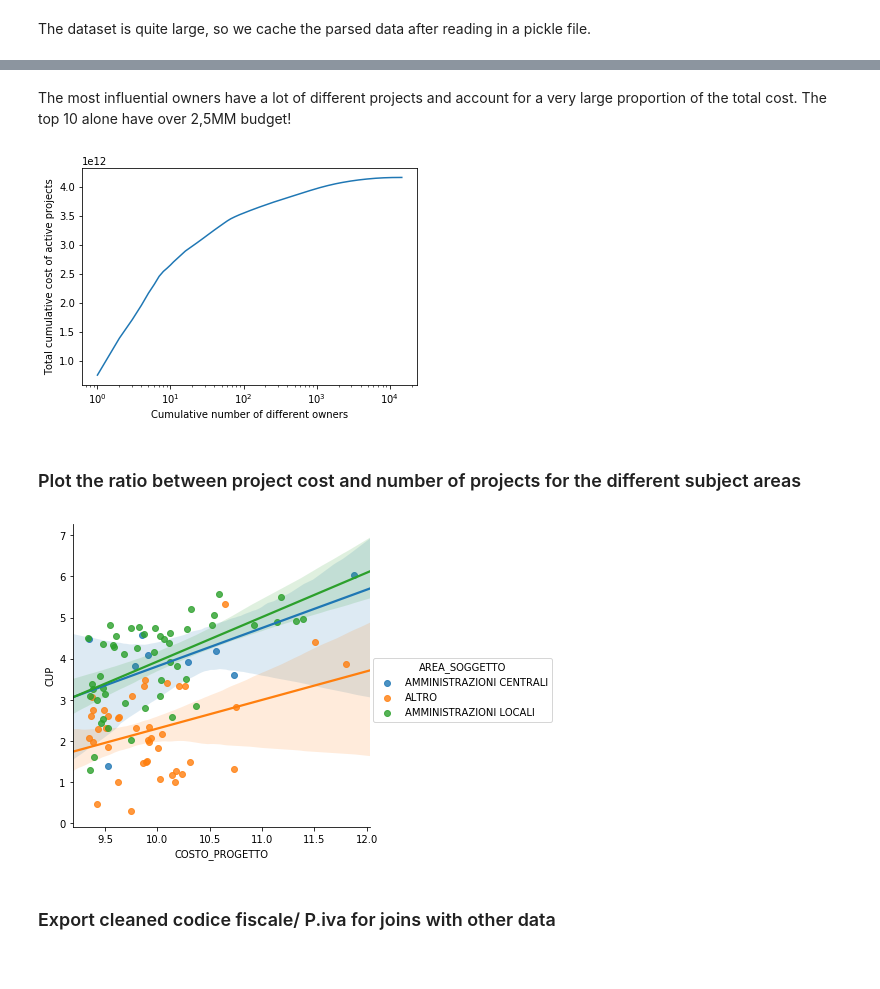
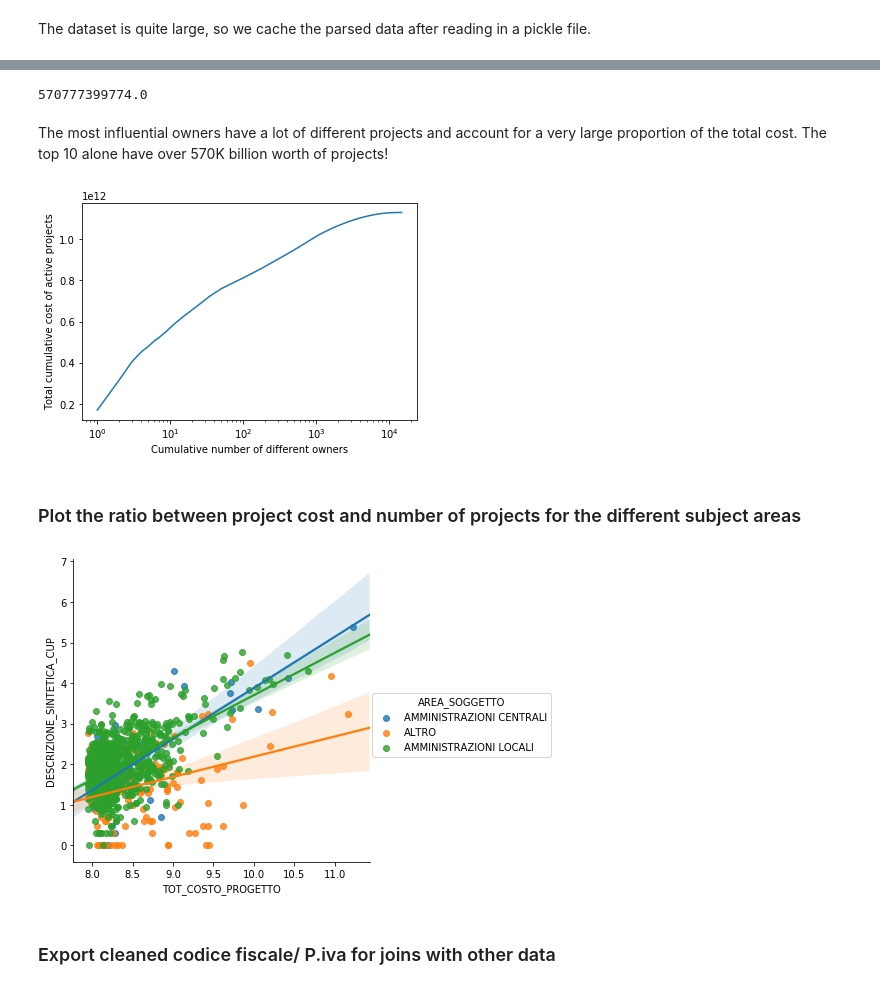
Before and after one commit to fabiana001/anacAnalysis, a Jupyter notebook: notebooks/opencup/opencup_exploration.ipynb, the cells around one changed output, grey strips where cells are left out. Cells and saved outputs as stored; diff of their text form; code cells hidden in the pictures.

```diff
--- a/notebooks/opencup/opencup_exploration.ipynb
+++ b/notebooks/opencup/opencup_exploration.ipynb
@@ -26,0 +31,4 @@ except IOError:
+# %%
+# Deduplicate
+cup = all_cup.drop_duplicates(
+    subset=('CUP'), keep='first', inplace=False).set_index('CUP')
@@ -27,8 +37,8 @@ except IOError:
 # %%
-goodFraction = 1-all_cup.sample(20000).isnull().mean(axis=0)
+# Examine the NaN fraction for different fields
+goodFraction = 1 - cup.sample(20000).isnull().mean(axis=0)
 goodFraction.sort_values(ascending=False, inplace=True)
-cup = all_cup.copy()
+
 print(goodFraction.index[goodFraction < 0.3])
-#cup = all_cup[goodFraction[goodFraction > 0.3].index].copy()
 # %% [output]
 Index(['ALTRE_INFORMAZIONI', 'DATA_ULTIMA_MODIFICA_SSC', 'LINK_OPENCOESIONE',
@@ -117,6 +128,6 @@ cup.groupby('STATO_PROGETTO').COSTO_PROGETTO.describe()
 # %%
 # add log of the cost as scale varies largely
-cup['log_COSTO_PROGETTO'] = cup.COSTO_PROGETTO.apply(np.log)
+cup['log_COSTO_PROGETTO'] = cup.COSTO_PROGETTO.apply(np.log10)
 # %%
 cup['short_CATEGORIA_INTERVENTO'] = cup['CATEGORIA_INTERVENTO'].apply(lambda s: s[:80])
 # %%
@@ -270,26 +312,33 @@ data_by_titolare
+# %%
+# print top 10 subjects
+sum(data_by_titolare.xs('ATTIVO', level=2).TOT_COSTO_PROGETTO.head(10))
+# %% [output]
+570777399774.0
 # %% [markdown]
-The most influential owners have a lot of different projects and account for a very large proportion of the total cost. The top 10 alone have over 2,5MM budget!
+The most influential owners have a lot of different projects and account for a very large proportion of the total cost. The top 10 alone have over 570K billion worth of projects!
 # %%
 # Plot cumulative number of different owners of active projects against cumulative cost
-plt.semilogx(np.arange(data_by_titolare.xs('ATTIVO', level=1).shape[0])+1,
-         data_by_titolare.xs('ATTIVO', level=1).COSTO_PROGETTO.cumsum())
+plt.semilogx(np.arange(data_by_titolare.xs('ATTIVO', level=2).shape[0])+1,
+         data_by_titolare.xs('ATTIVO', level=2).TOT_COSTO_PROGETTO.cumsum())
 plt.xlabel('Cumulative number of different owners')
 plt.ylabel('Total cumulative cost of active projects')
 plt.show()
 # %% [output]
-[figure, old version]
+[figure, new version]
 # %% [markdown]
 ### Plot the ratio between project cost and number of projects for the different subject areas
 # %%
 grpby_by_area_titolare = cup_std[cup_std['STATO_PROGETTO']=='ATTIVO'].groupby(['AREA_SOGGETTO','PIVA_CODFISCALE_SOG_TITOLARE'])
-data_by_area_titolare = grpby_by_area_titolare.agg({'CUP': 'count', 'COSTO_PROGETTO': 'sum'})
-data_by_area_titolare.sort_values('COSTO_PROGETTO', ascending=False, inplace=True)
+data_by_area_titolare = grpby_by_area_titolare.agg({'DESCRIZIONE_SINTETICA_CUP': 'count', 'COSTO_PROGETTO': 'sum'})
+data_by_area_titolare.rename({'COSTO_PROGETTO':'TOT_COSTO_PROGETTO'}, axis=1, inplace=True)
+data_by_area_titolare.sort_values('TOT_COSTO_PROGETTO', ascending=False, inplace=True)
 # %%
 log_data_by_area_titolare = data_by_area_titolare.apply(np.log10).reset_index(level=0)
 # plot top 100 (high total cost per single owner)
-sns.lmplot(data=log_data_by_area_titolare.head(100), y='CUP', x='COSTO_PROGETTO', hue= 'AREA_SOGGETTO')
+sns.lmplot(data=log_data_by_area_titolare.head(1000),
+           y='DESCRIZIONE_SINTETICA_CUP', x='TOT_COSTO_PROGETTO', hue= 'AREA_SOGGETTO')
 plt.show()
 # %% [output]
-[figure, old version]
+[figure, new version]
 # %% [markdown]
 ### Export cleaned codice fiscale/ P.iva for joins with other data
```
Also changed, not shown: parts of 32 cells of this notebook.
